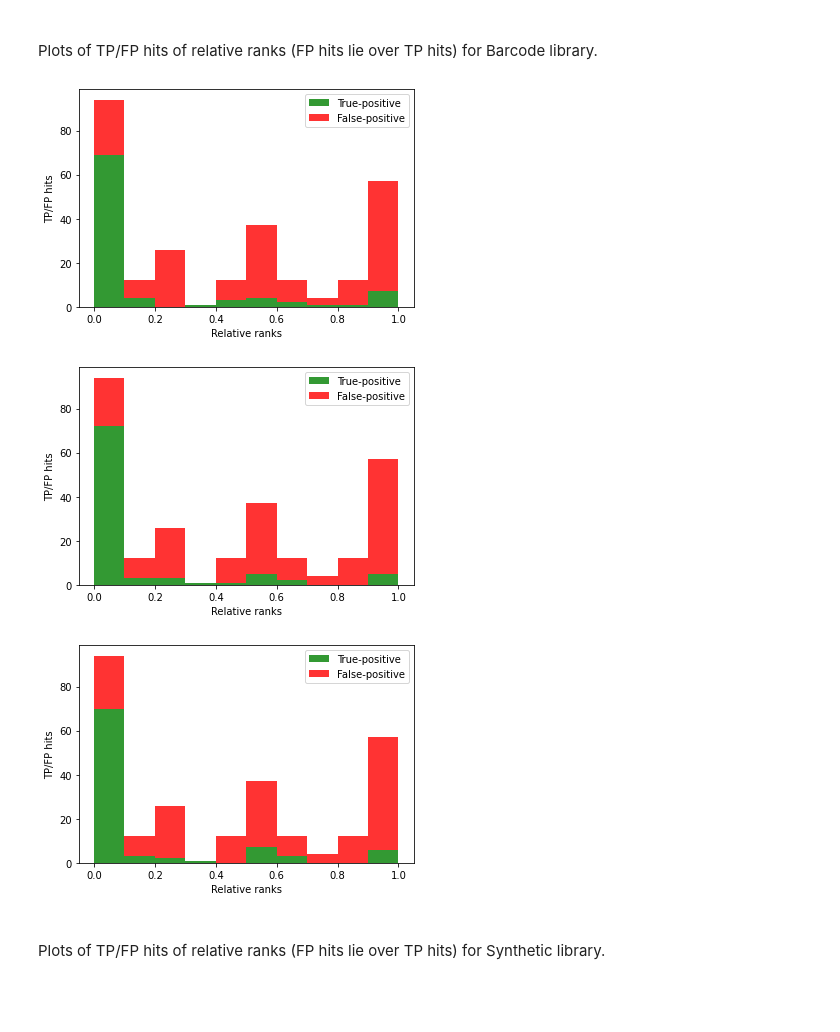
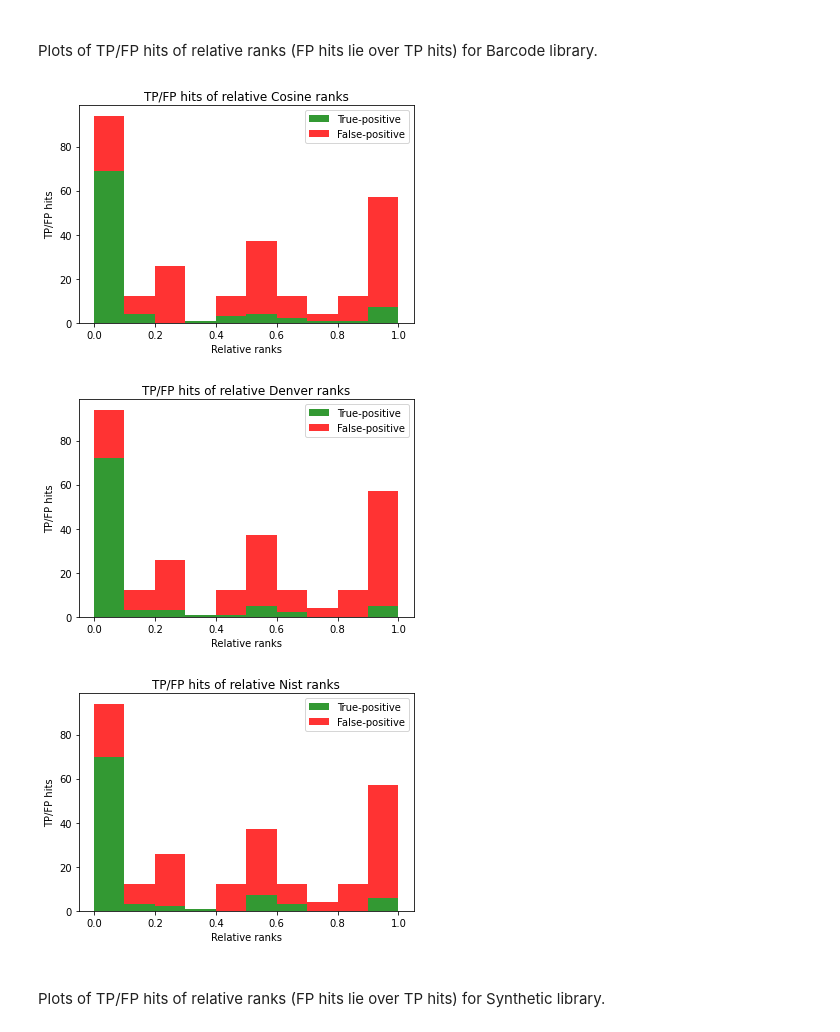
Before and after one commit to jozef1v/MS_Synthetic_Library, a Jupyter notebook: BDP_jozef.ipynb, the cells around one changed output. Drawn from its saved outputs; the diff is of its cells as text; code cells hidden in the pictures; blank space fills up the shorter version.

```diff
--- a/BDP_jozef.ipynb
+++ b/BDP_jozef.ipynb
@@ -274,24 +274,24 @@ def relative_ranks(file,f_type):
 # %%
 # Loads ranks
 [rrank, rank_tp, rank_fp] = relative_ranks('barcode_search_results.json',barcode)
 
 # Presets
 metrics = ['Cosine','Denver','Nist']
 
 # Plots histograms
 for metric in range(len(metrics)):
   plt.figure(metric)
   plt.hist([rank_tp[metrics[metric]],rank_fp[metrics[metric]]], color=['green','red'],
            stacked=True, alpha=0.8, label=['True-positive','False-positive'])
+  plt.title(f"TP/FP hits of relative {metrics[metric]} ranks")
   plt.xlabel("Relative ranks")
   plt.ylabel("TP/FP hits")
   plt.legend(loc='upper right')
-  plt.savefig(f"barcode_hist_{metrics[metric]}.png", dpi=600)
 plt.show()
 # %% [output]
-[figure, old version]
+[figure, new version]
-[figure, old version]
+[figure, new version]
-[figure, old version]
+[figure, new version]
 # %% [markdown]
 <br>Plots of TP/FP hits of relative ranks (FP hits lie over TP hits) for Synthetic library.
 # %%
```
Also changed, not shown: parts of 10 cells of this notebook.
